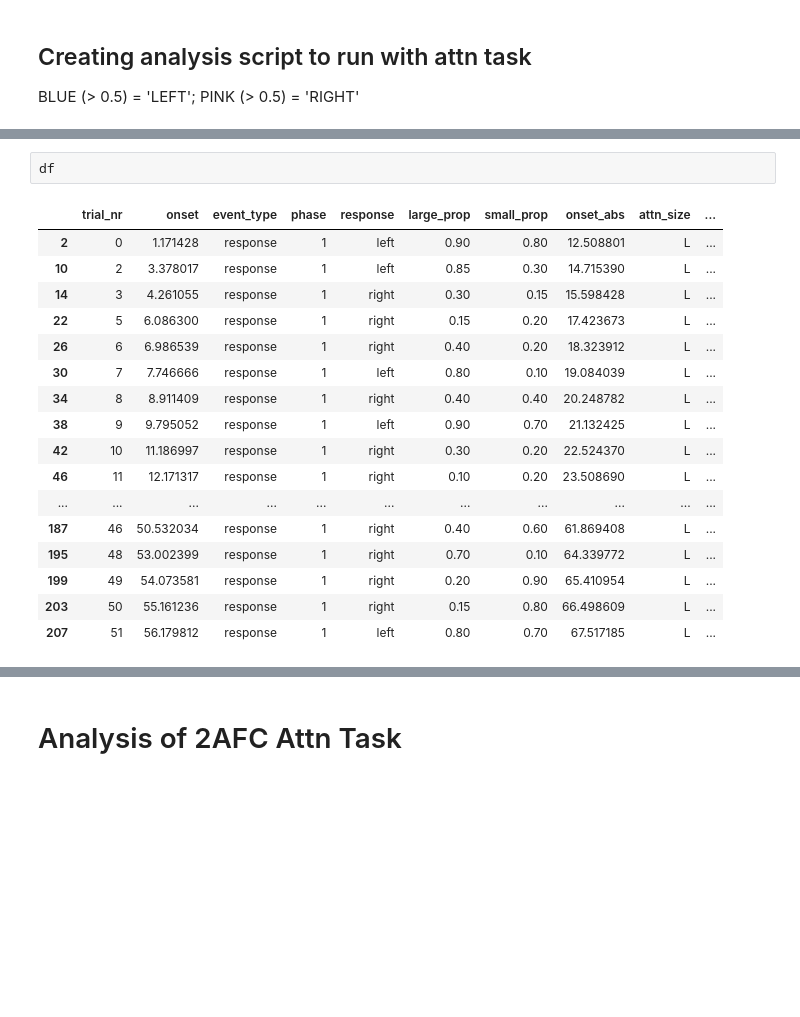
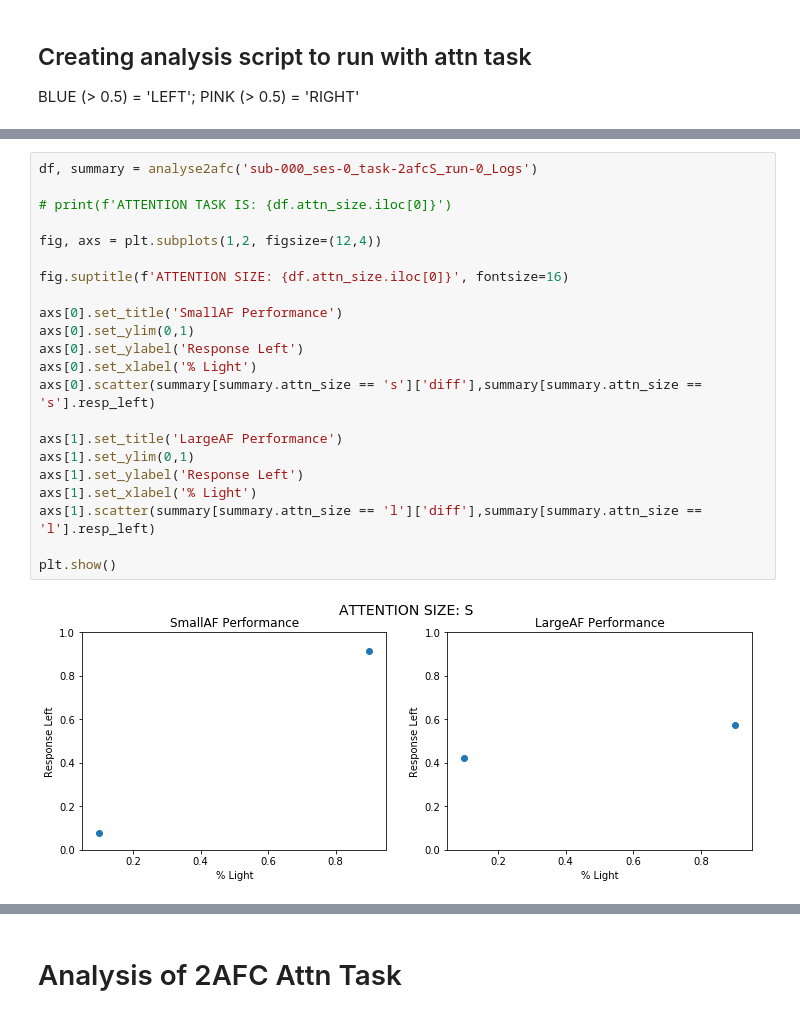
Before and after one commit to sumiyaabdi/PRF_Experiment_Checkers, a Jupyter notebook: Experiment/analysis/analysis.ipynb, the cells around one changed output, grey strips where cells are left out. Saved outputs shown, nothing was run; the diff lists cells and outputs as text; blank space fills up the shorter version.

```diff
--- a/Experiment/analysis/analysis.ipynb
+++ b/Experiment/analysis/analysis.ipynb
@@ -110,20 +28,24 @@ small_prop
-# %%
-df
-# %% [output]
-|  | trial_nr | onset | event_type | phase | response | large_prop | small_prop | onset_abs | attn_size | ... |
-| 2 | 0 | 1.171428 | response | 1 | left | 0.90 | 0.80 | 12.508801 | L | ... |
-| 10 | 2 | 3.378017 | response | 1 | left | 0.85 | 0.30 | 14.715390 | L | ... |
-| 14 | 3 | 4.261055 | response | 1 | right | 0.30 | 0.15 | 15.598428 | L | ... |
-| 22 | 5 | 6.086300 | response | 1 | right | 0.15 | 0.20 | 17.423673 | L | ... |
-| 26 | 6 | 6.986539 | response | 1 | right | 0.40 | 0.20 | 18.323912 | L | ... |
-| 30 | 7 | 7.746666 | response | 1 | left | 0.80 | 0.10 | 19.084039 | L | ... |
-| 34 | 8 | 8.911409 | response | 1 | right | 0.40 | 0.40 | 20.248782 | L | ... |
-| 38 | 9 | 9.795052 | response | 1 | left | 0.90 | 0.70 | 21.132425 | L | ... |
-| 42 | 10 | 11.186997 | response | 1 | right | 0.30 | 0.20 | 22.524370 | L | ... |
-| 46 | 11 | 12.171317 | response | 1 | right | 0.10 | 0.20 | 23.508690 | L | ... |
-| ... | ... | ... | ... | ... | ... | ... | ... | ... | ... | ... |
-| 187 | 46 | 50.532034 | response | 1 | right | 0.40 | 0.60 | 61.869408 | L | ... |
-| 195 | 48 | 53.002399 | response | 1 | right | 0.70 | 0.10 | 64.339772 | L | ... |
-| 199 | 49 | 54.073581 | response | 1 | right | 0.20 | 0.90 | 65.410954 | L | ... |
-| 203 | 50 | 55.161236 | response | 1 | right | 0.15 | 0.80 | 66.498609 | L | ... |
-| 207 | 51 | 56.179812 | response | 1 | left | 0.80 | 0.70 | 67.517185 | L | ... |
+# %%
+df, summary = analyse2afc('sub-000_ses-0_task-2afcS_run-0_Logs')
+
+# print(f'ATTENTION TASK IS: {df.attn_size.iloc[0]}')
+
+fig, axs = plt.subplots(1,2, figsize=(12,4))
+
+fig.suptitle(f'ATTENTION SIZE: {df.attn_size.iloc[0]}', fontsize=16)
+
+axs[0].set_title('SmallAF Performance')
+axs[0].set_ylim(0,1)
+axs[0].set_ylabel('Response Left')
+axs[0].set_xlabel('% Light')
+axs[0].scatter(summary[summary.attn_size == 's']['diff'],summary[summary.attn_size == 's'].resp_left)
+
+axs[1].set_title('LargeAF Performance')
+axs[1].set_ylim(0,1)
+axs[1].set_ylabel('Response Left')
+axs[1].set_xlabel('% Light')
+axs[1].scatter(summary[summary.attn_size == 'l']['diff'],summary[summary.attn_size == 'l'].resp_left)
+
+plt.show()
+# %% [output]
+[figure, added]
```
Also changed, not shown: parts of 13 cells of this notebook, 5 other files.
